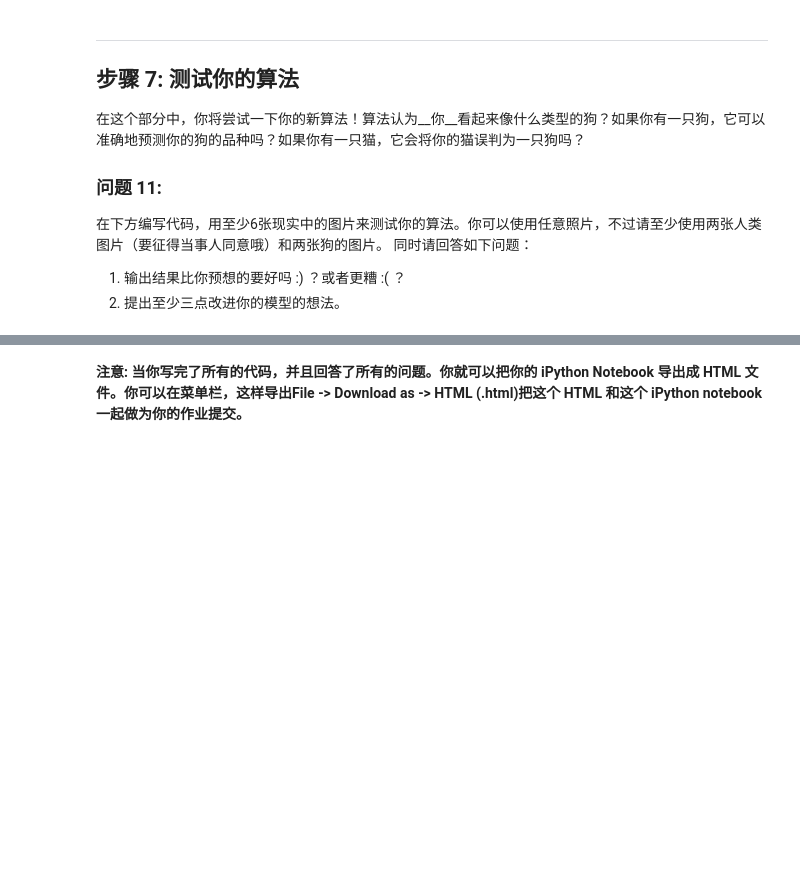
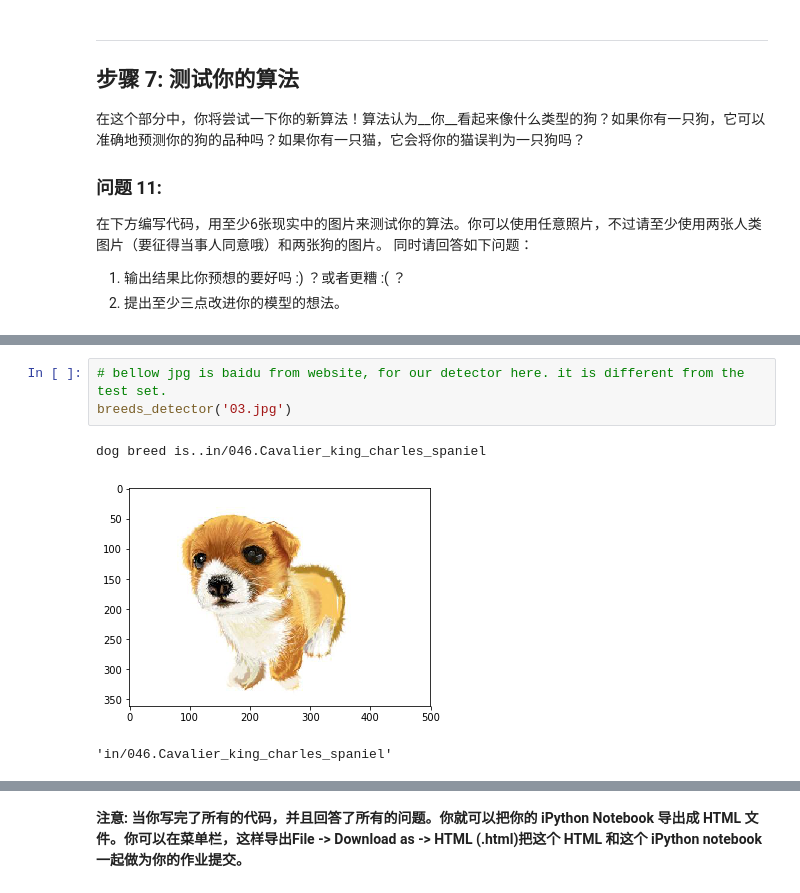
Before and after one commit to TomTorange/dog_app, a Jupyter notebook: dog_app_zh.ipynb, the cells around one changed output, grey strips where cells are left out. Saved outputs shown, nothing was run; the diff lists cells and outputs as text; blank space fills up the shorter version.

```diff
--- a/dog_app_zh.ipynb
+++ b/dog_app_zh.ipynb
@@ -907,0 +896,7 @@ dog breed is..in/005.Alaskan_malamute
+# %%
+# bellow jpg is baidu from website, for our detector here. it is different from the test set.
+breeds_detector('03.jpg')
+# %% [output]
+dog breed is..in/046.Cavalier_king_charles_spaniel
+[figure, added]
+'in/046.Cavalier_king_charles_spaniel'
```
Also changed, not shown: parts of 32 cells of this notebook.
